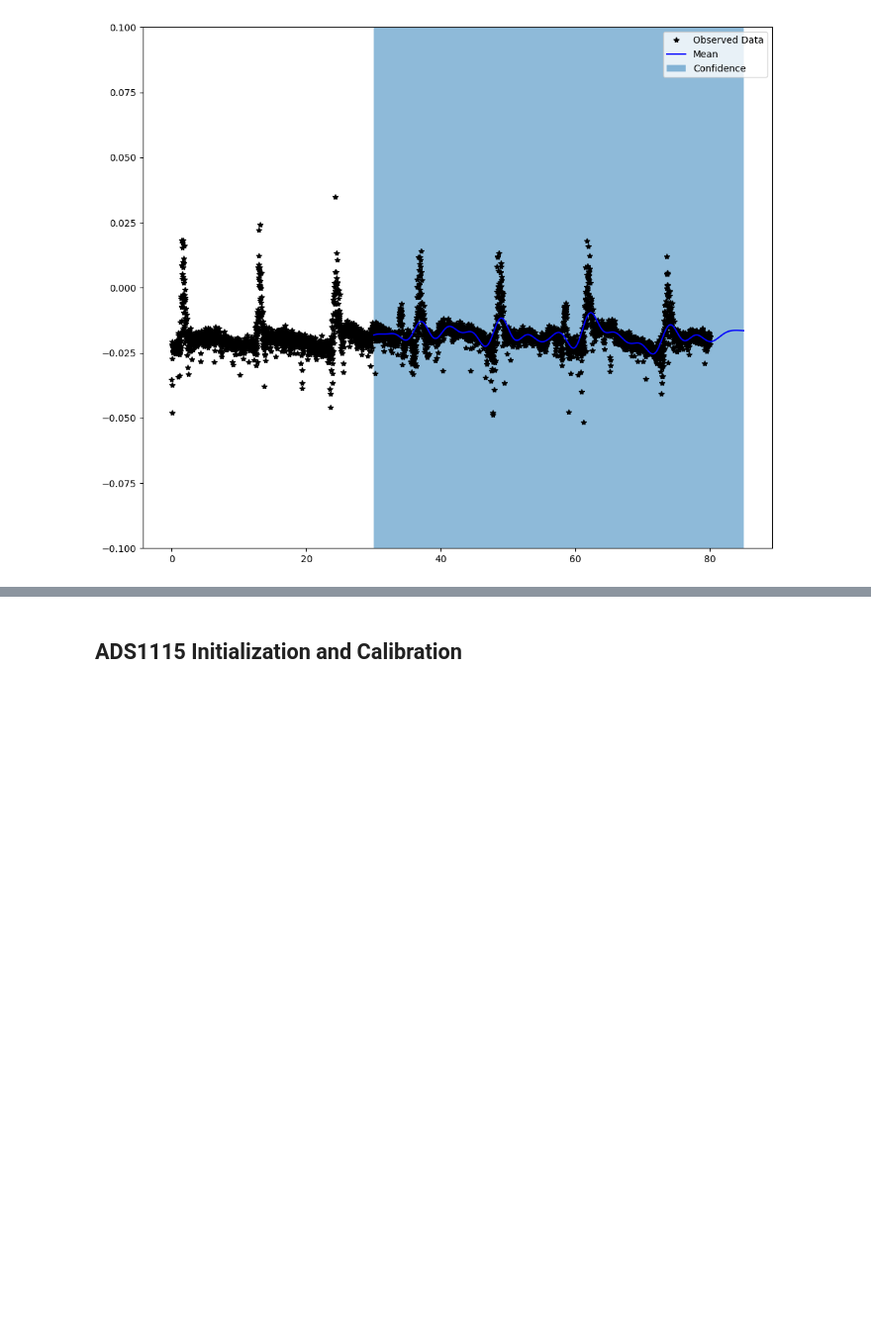
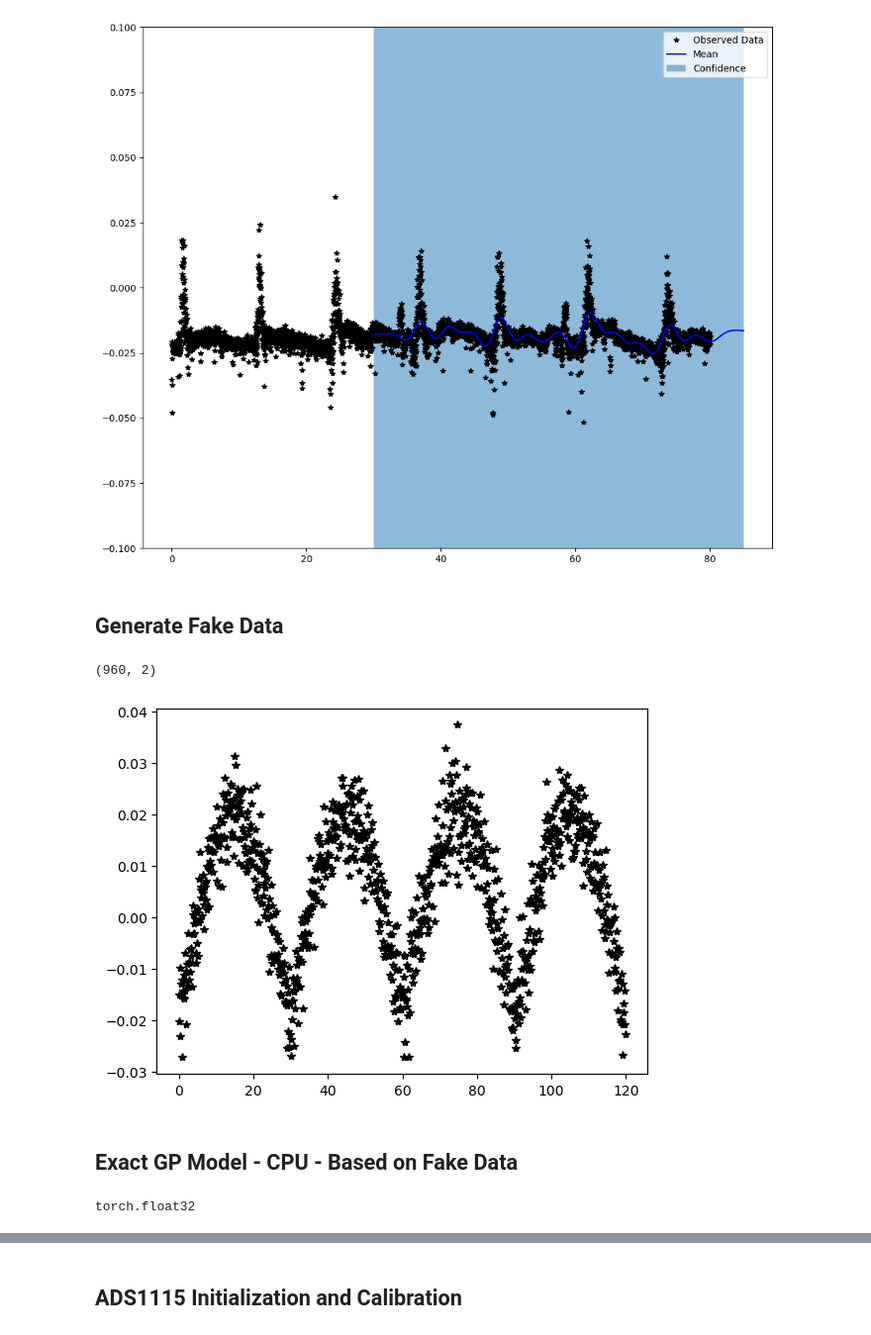
Before and after one commit to twilkening/ae8803, a Jupyter notebook: Final_Project/0_playground.ipynb, the cells around one changed output, grey strips where cells are left out. Shown at 99% size. Drawn from its saved outputs; the diff is of its cells as text; code cells hidden in the pictures; blank space fills up the shorter version.

Commit message:
simulated data produced

```diff
--- a/Final_Project/0_playground.ipynb
+++ b/Final_Project/0_playground.ipynb
@@ -355,3 +367,34 @@ with torch.no_grad():
     # ax.set_xlim([1990, 2000])
 # %% [output]
 [figure]
+# %% [markdown]
+## Generate Fake Data
+# %%
+# absolute of a sine wave, with a small amplitude and a long period
+
+tlen = 120  # seconds
+ts = 1/8  # ~8 samples per second
+t = np.arange(0,120,ts)
+period = tlen/2
+amp = 0.04
+mean = -0.02
+omega = 2*np.pi/period  # frequency [rad/s]
+
+obs = mean + amp*abs(np.sin(t*omega)) + \
+    np.random.randn(t.shape[0]) * amp/8
+
+
+# initialize data and noise array
+data_fake = np.hstack((t.reshape(-1, 1), obs.reshape(-1,1)))
+# %%
+data_fake.shape
+# %% [output]
+(960, 2)
+# %%
+fix, ax = plt.subplots()
+plt.plot(data_fake[:,0], data_fake[:,1],'k*')
+plt.show()
+# %% [output]
+[figure, added]
+# %% [markdown]
+## Exact GP Model - CPU - Based on Fake Data
@@ -357,0 +414,5 @@ with torch.no_grad():
+# %%
+torch.set_default_dtype(torch.float32)
+torch.get_default_dtype()
+# %% [output]
+torch.float32
```
Also changed, not shown: parts of 9 cells of this notebook, 1 other file.
